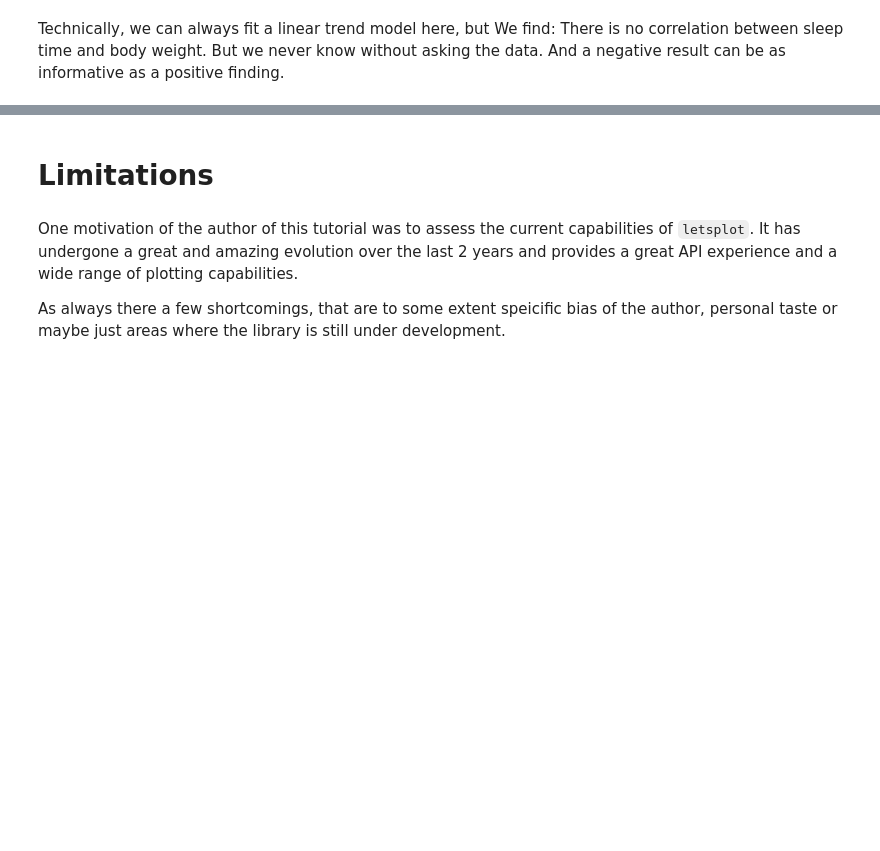
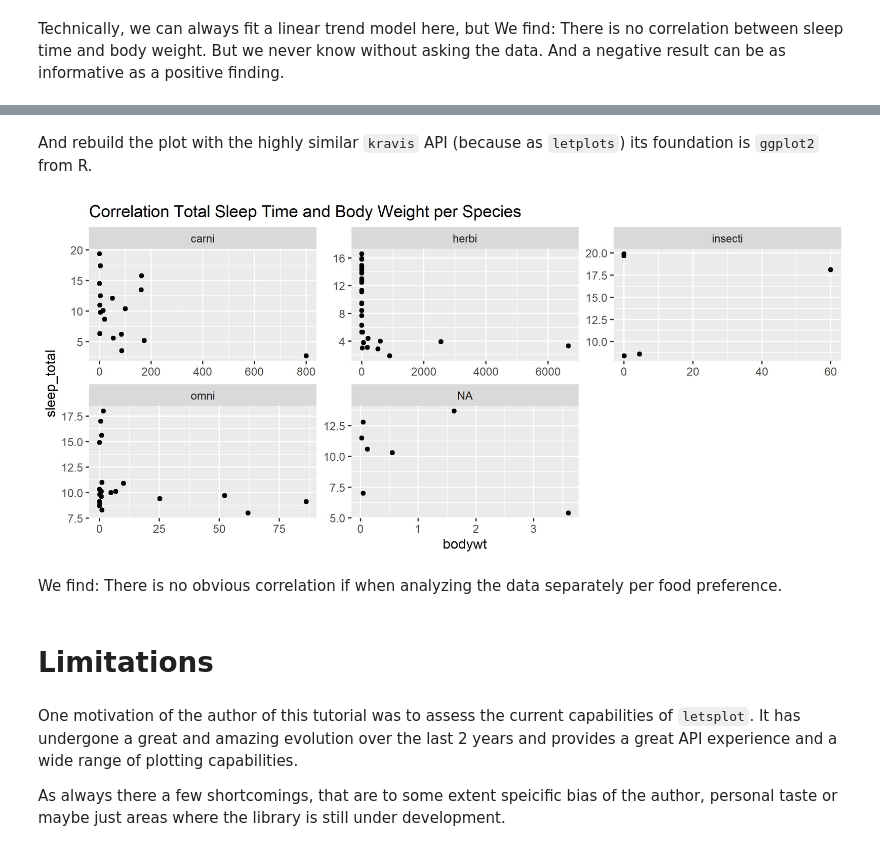
Before and after one commit to holgerbrandl/krangl, a Jupyter notebook: examples/jupyter/sleep_patterns.ipynb, the cells around one changed output, grey strips where cells are left out. Saved outputs shown, nothing was run; the diff lists cells and outputs as text; code cells hidden in the pictures; blank space fills up the shorter version.

```diff
--- a/examples/jupyter/sleep_patterns.ipynb
+++ b/examples/jupyter/sleep_patterns.ipynb
@@ -266,3 +291,14 @@ We find: There is no correlation between sleep time and body weight. But we neve
+# %% [markdown]
+And rebuild the plot with the highly similar `kravis` API (because as `letplots`) its foundation is `ggplot2` from R.
+# %%
+sleepData.plot( x="bodywt", y="sleep_total")
+    .geomPoint()
+    .facetWrap("vore", scales=FacetScales.free)
+    .title("Correlation Total Sleep Time and Body Weight per Species")
+# %% [output]
+[figure, added]
+# %% [markdown]
+We find: There is no obvious correlation if when analyzing the data separately per food preference.
 # %% [markdown]
 # Limitations
 # %% [markdown]
```
Also changed, not shown: parts of 17 cells of this notebook, 3 other files.
